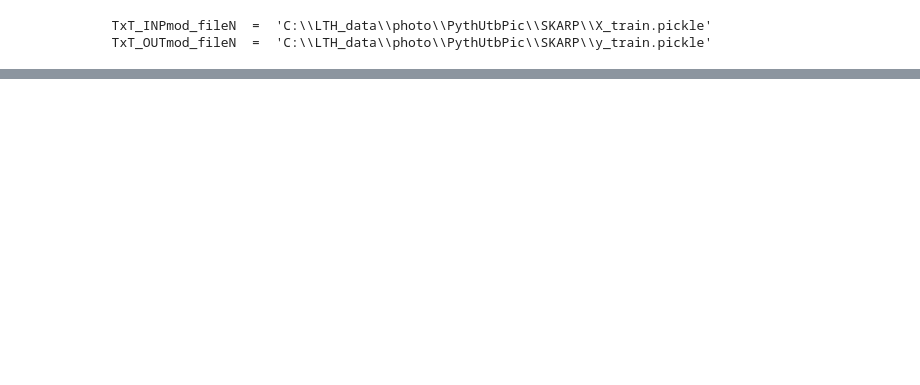
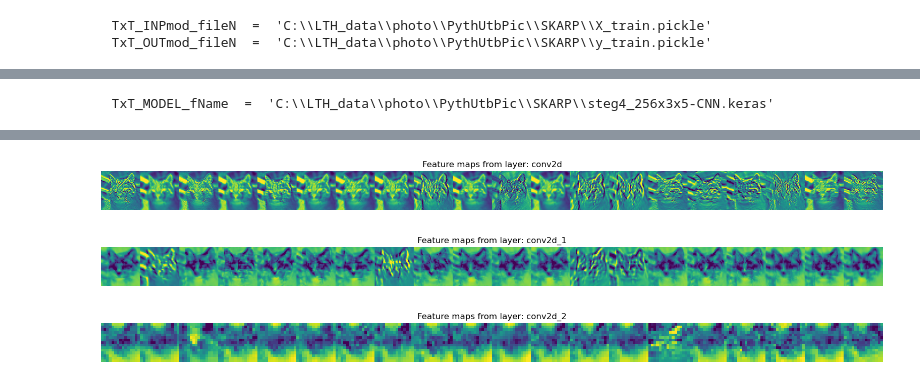
Before and after one commit to LTh-hub/PythonKurs_In2_SKARP, a Jupyter notebook: Cats_and_Dogs/steg4-anpassa-model.ipynb, the cells around one changed output, grey strips where cells are left out. Saved outputs shown, nothing was run; the diff lists cells and outputs as text; code cells hidden in the pictures; blank space fills up the shorter version.

Commit message:
steg 4 optimering

```diff
--- a/Cats_and_Dogs/steg4-anpassa-model.ipynb
+++ b/Cats_and_Dogs/steg4-anpassa-model.ipynb
@@ -66,24 +66,23 @@ elif False:
     TxT_NAME = "OPT_3rd_"
     TxT_LOG_DIR = "log_steg4_eOpt3"
 
-elif True:
+elif False:
     # Ny Snurra  -  4th try
     dense_layers = [2]
-    #layer_sizes = [32, 128, 256, 512]
-    layer_sizes = [512]
+    layer_sizes = [32, 128, 256, 512]
     conv_layers = [3]
     epochs_numb = 17
     TxT_NAME = "OPT_4th_"
     TxT_LOG_DIR = "log_steg4_Opt4"
 
-elif False:
-    # Ny Snurra  -  5th try     INKL. DROPOUT
-    dense_layers = [0]
-    layer_sizes = [16, 32, 64, 128, 256, 512]
-    conv_layers = [2]
-    epochs_numb = 15
+elif True:
+    # Ny Snurra  -  5th try            Bästa alternativet av alla testade kombinationer
+    dense_layers = [2]
+    layer_sizes = [256]
+    conv_layers = [3]
+    epochs_numb = 5
     TxT_NAME = "OPT_5th_"
-    TxT_LOG_DIR = "logs_Opt5"
+    TxT_LOG_DIR = "log_steg4_Opt5"
 # %%
 #
 # Snurran för optimeringsanalys
@@ -169,3 +174,13 @@ Epoch 2/17
+# %%
+#
+# Spara modellen som en '.keras'-fil för framtida behov
+
+TxT_MODEL_fName = DATADIR_MOD + 'steg4_256x3x5-CNN.keras'    # Anpassad modell (256 noder/lager, 3-convlager & 5 epochs)
+print(f"  {TxT_MODEL_fName  =  }")
+
+model.save(TxT_MODEL_fName)     # Sparar Modellen som ska användas för framtida TEST-prediktion
+# %% [output]
+  TxT_MODEL_fName  =  'C:\\LTH_data\\photo\\PythUtbPic\\SKARP\\steg4_256x3x5-CNN.keras'
 # %%
 #
 # SLUTSATS :: Utifrån använt underlag av bilder på katter och hundar, visar utvärdering på träning och validering att
@@ -179,0 +261,7 @@ Epoch 2/17
+# %%
+# Välj en katt-bild från testmängden
+sample_img = X_train[0]
+
+# Visualisera aktiveringar
+visualize_feature_maps(model, sample_img)
+# %% [output]
@@ -179,0 +269,3 @@ Epoch 2/17
+[figure, added]
+[figure, added]
+[figure, added]
```
Also changed, not shown: parts of 6 cells of this notebook, 5 other files.
